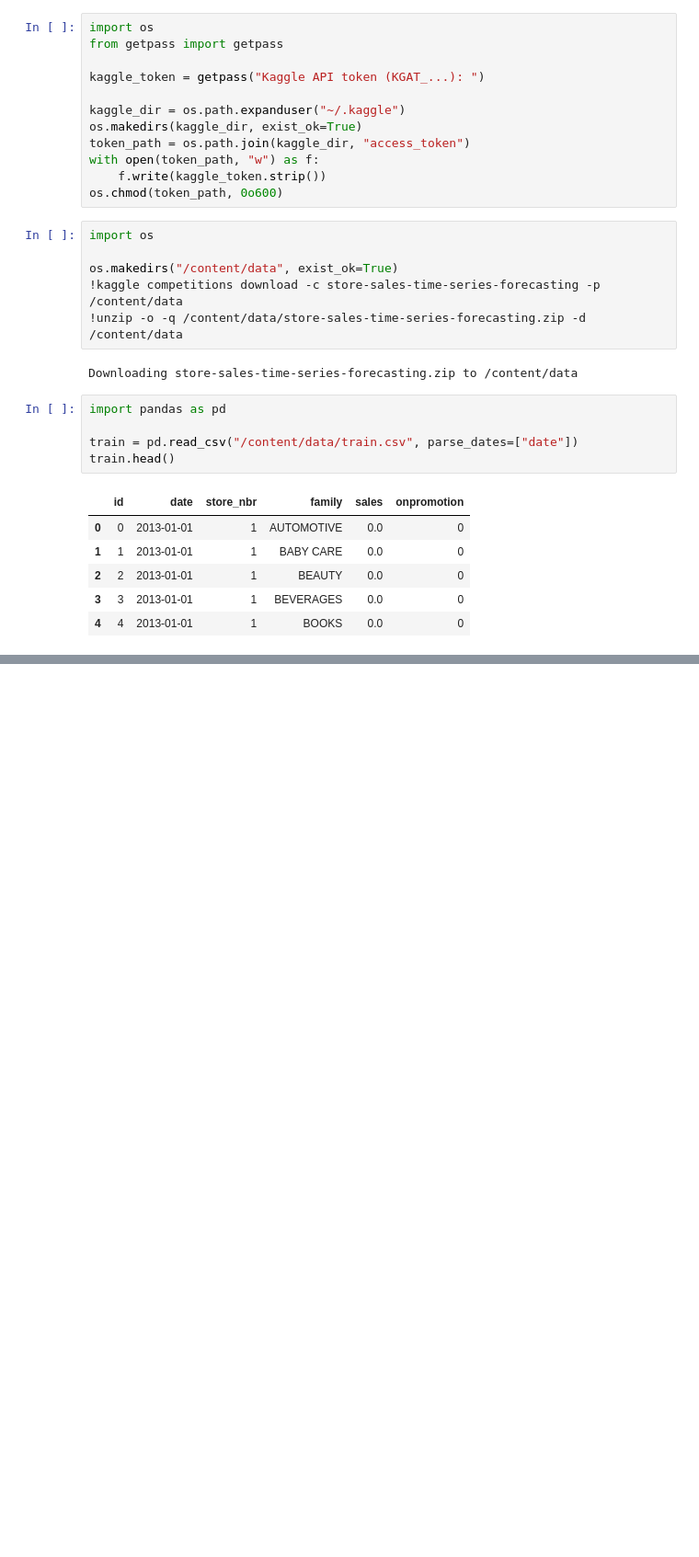
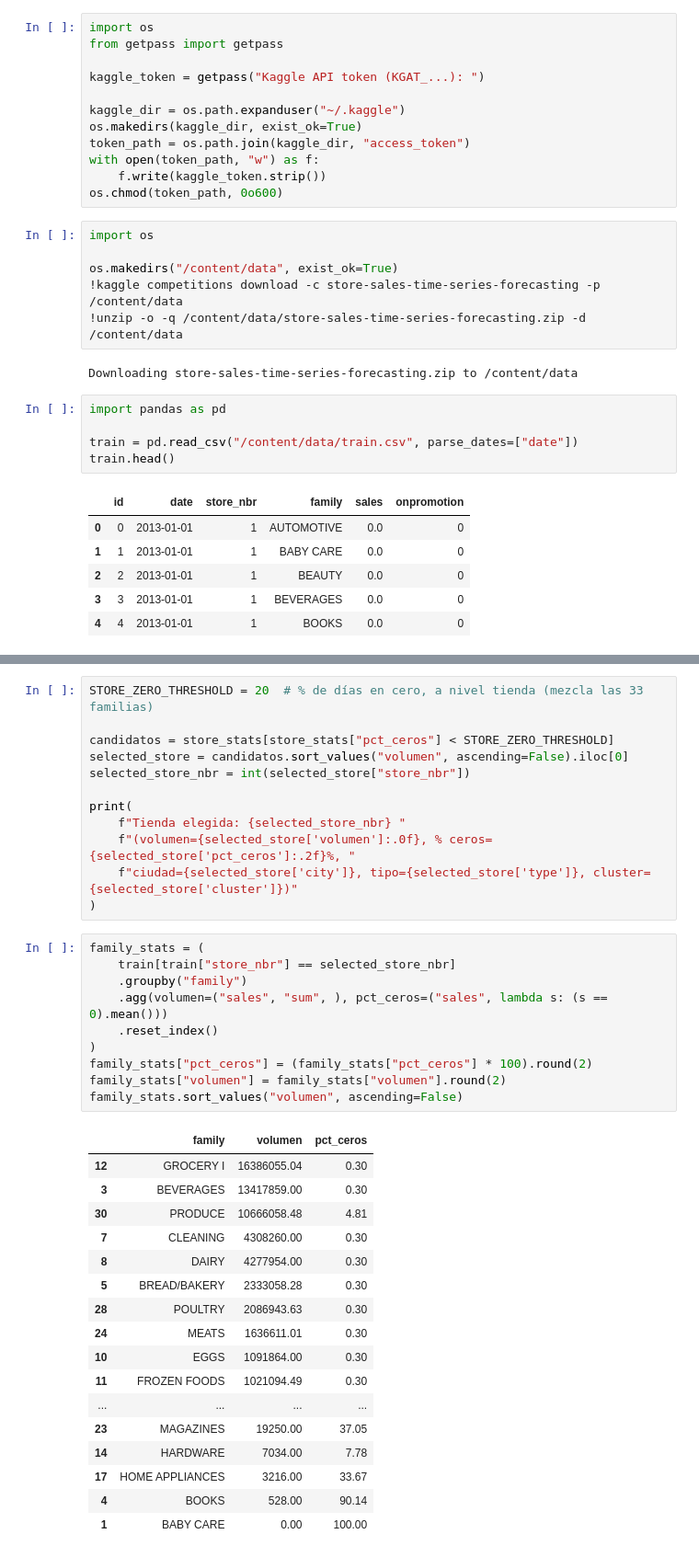
Before and after one commit to Jacogz/ML-Prediccion-Demanda, a Jupyter notebook: src/model_development.ipynb, the cells around one changed output, grey strips where cells are left out. Shown at 92% size. Drawn from its saved outputs; the diff is of its cells as text; blank space fills up the shorter version.

```diff
--- a/src/model_development.ipynb
+++ b/src/model_development.ipynb
@@ -44,0 +78,40 @@ train.head()
+# %%
+STORE_ZERO_THRESHOLD = 20  # % de días en cero, a nivel tienda (mezcla las 33 familias)
+
+candidatos = store_stats[store_stats["pct_ceros"] < STORE_ZERO_THRESHOLD]
+selected_store = candidatos.sort_values("volumen", ascending=False).iloc[0]
+selected_store_nbr = int(selected_store["store_nbr"])
+
+print(
+    f"Tienda elegida: {selected_store_nbr} "
+    f"(volumen={selected_store['volumen']:.0f}, % ceros={selected_store['pct_ceros']:.2f}%, "
+    f"ciudad={selected_store['city']}, tipo={selected_store['type']}, cluster={selected_store['cluster']})"
+)
+# %%
+family_stats = (
+    train[train["store_nbr"] == selected_store_nbr]
+    .groupby("family")
+    .agg(volumen=("sales", "sum", ), pct_ceros=("sales", lambda s: (s == 0).mean()))
+    .reset_index()
+)
+family_stats["pct_ceros"] = (family_stats["pct_ceros"] * 100).round(2)
+family_stats["volumen"] = family_stats["volumen"].round(2)
+family_stats.sort_values("volumen", ascending=False)
+# %% [output]
+|  | family | volumen | pct_ceros |
+| 12 | GROCERY I | 16386055.04 | 0.30 |
+| 3 | BEVERAGES | 13417859.00 | 0.30 |
+| 30 | PRODUCE | 10666058.48 | 4.81 |
+| 7 | CLEANING | 4308260.00 | 0.30 |
+| 8 | DAIRY | 4277954.00 | 0.30 |
+| 5 | BREAD/BAKERY | 2333058.28 | 0.30 |
+| 28 | POULTRY | 2086943.63 | 0.30 |
+| 24 | MEATS | 1636611.01 | 0.30 |
+| 10 | EGGS | 1091864.00 | 0.30 |
+| 11 | FROZEN FOODS | 1021094.49 | 0.30 |
+| ... | ... | ... | ... |
+| 23 | MAGAZINES | 19250.00 | 37.05 |
+| 14 | HARDWARE | 7034.00 | 7.78 |
+| 17 | HOME APPLIANCES | 3216.00 | 33.67 |
+| 4 | BOOKS | 528.00 | 90.14 |
+| 1 | BABY CARE | 0.00 | 100.00 |
```
Also changed, not shown: parts of 3 cells of this notebook, 1 other file.
